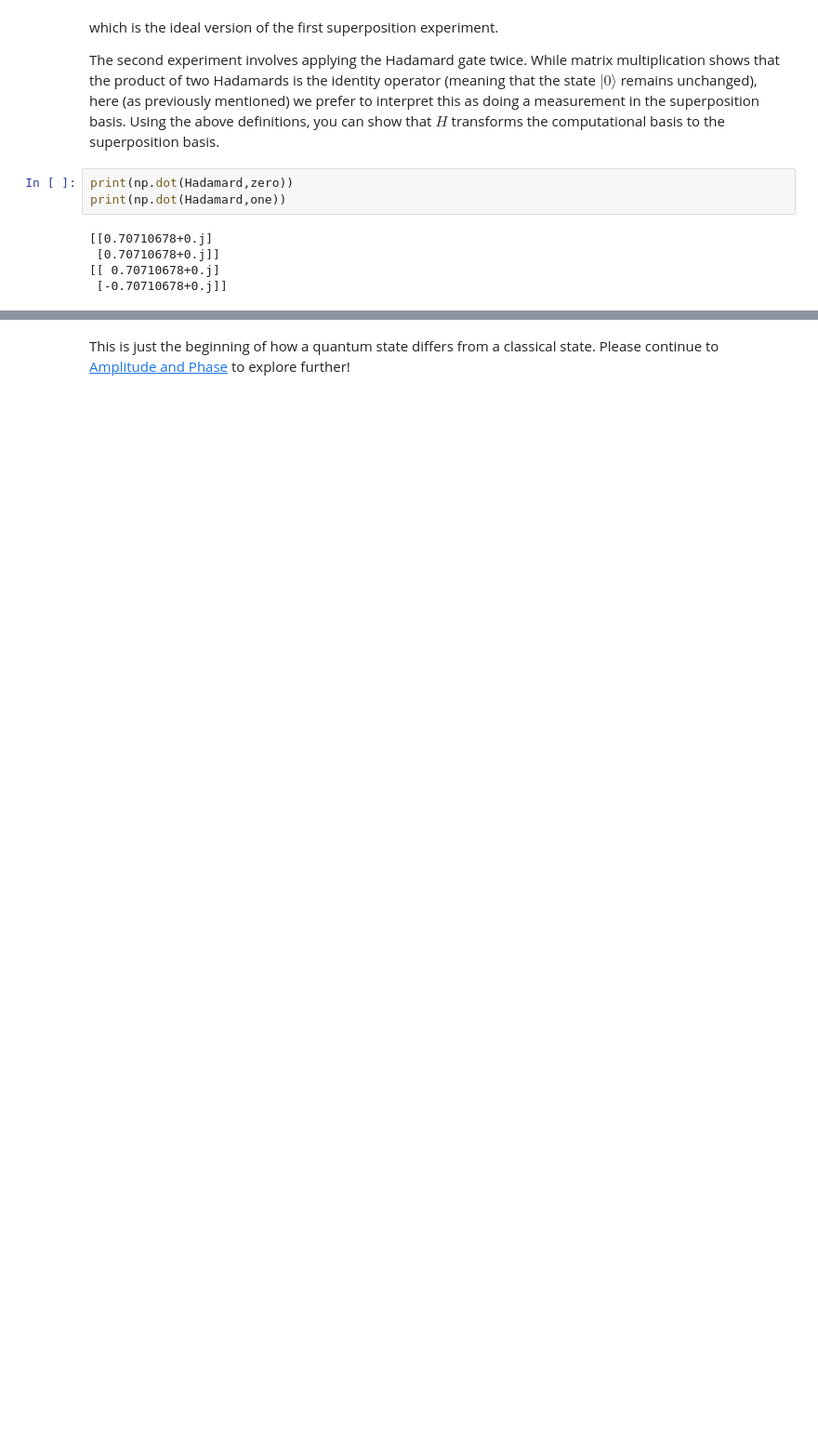
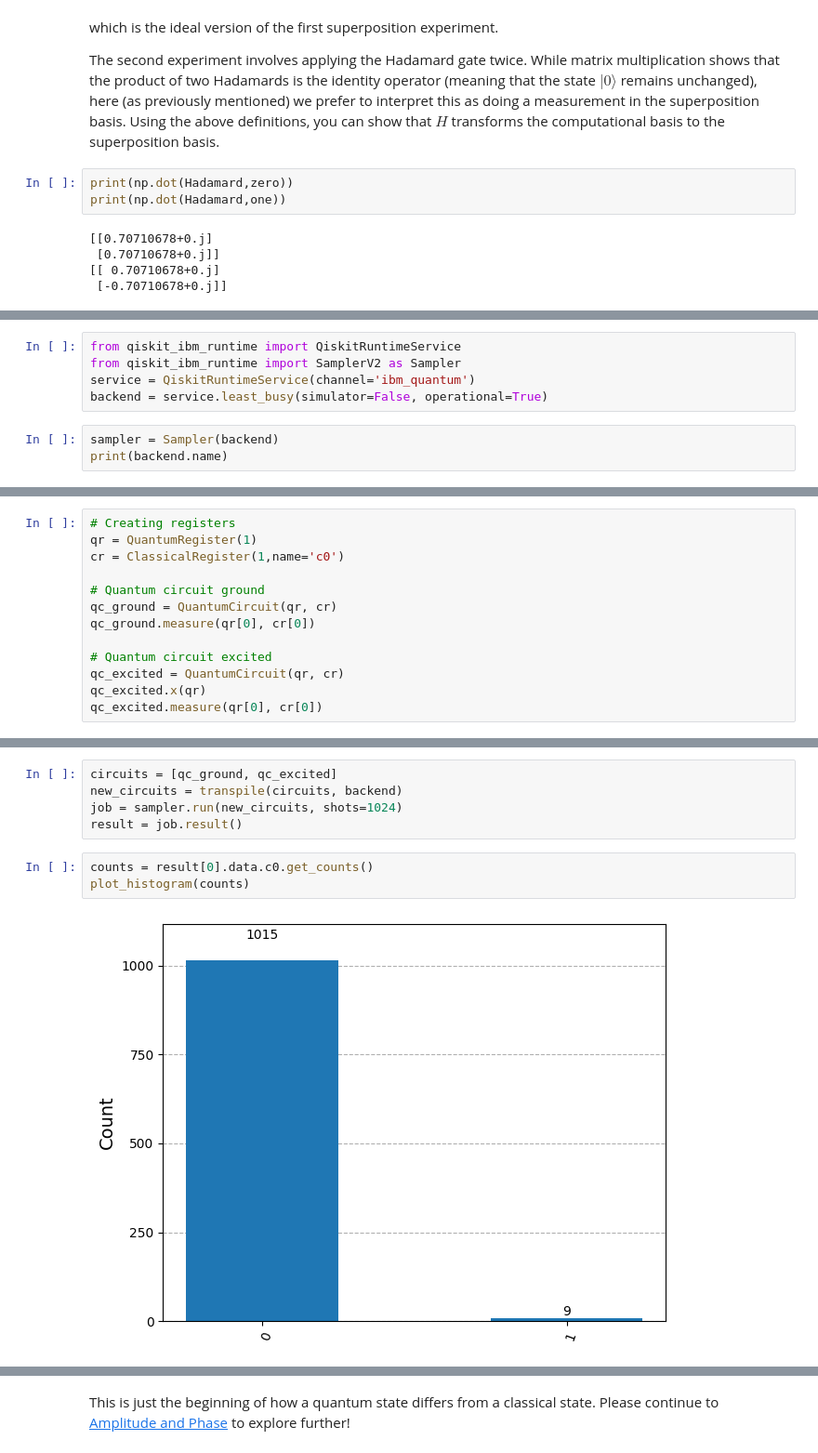
Before and after one commit to eshernan/quantum_computing, a Jupyter notebook: workshop3/notebooks/superposition.ipynb, the cells around one changed output, grey strips where cells are left out. Shown: that part at 93% size. Saved outputs shown, nothing was run; the diff lists cells and outputs as text; blank space fills up the shorter version.

Commit message:
Minimal fix to new SamplerV2

```diff
--- a/workshop3/notebooks/superposition.ipynb
+++ b/workshop3/notebooks/superposition.ipynb
@@ -224,0 +258,8 @@ print(np.dot(Hadamard,one))
+# %%
+from qiskit_ibm_runtime import QiskitRuntimeService
+from qiskit_ibm_runtime import SamplerV2 as Sampler
+service = QiskitRuntimeService(channel='ibm_quantum')
+backend = service.least_busy(simulator=False, operational=True)
+# %%
+sampler = Sampler(backend)
+print(backend.name)
@@ -224,0 +268,13 @@ print(np.dot(Hadamard,one))
+# %%
+# Creating registers
+qr = QuantumRegister(1)
+cr = ClassicalRegister(1,name='c0')
+
+# Quantum circuit ground
+qc_ground = QuantumCircuit(qr, cr)
+qc_ground.measure(qr[0], cr[0])
+
+# Quantum circuit excited
+qc_excited = QuantumCircuit(qr, cr)
+qc_excited.x(qr)
+qc_excited.measure(qr[0], cr[0])
@@ -224,0 +288,10 @@ print(np.dot(Hadamard,one))
+# %%
+circuits = [qc_ground, qc_excited]
+new_circuits = transpile(circuits, backend)
+job = sampler.run(new_circuits, shots=1024)
+result = job.result()
+# %%
+counts = result[0].data.c0.get_counts()
+plot_histogram(counts)
+# %% [output]
+[figure, added]
```
Also changed, not shown: parts of 13 cells of this notebook.
